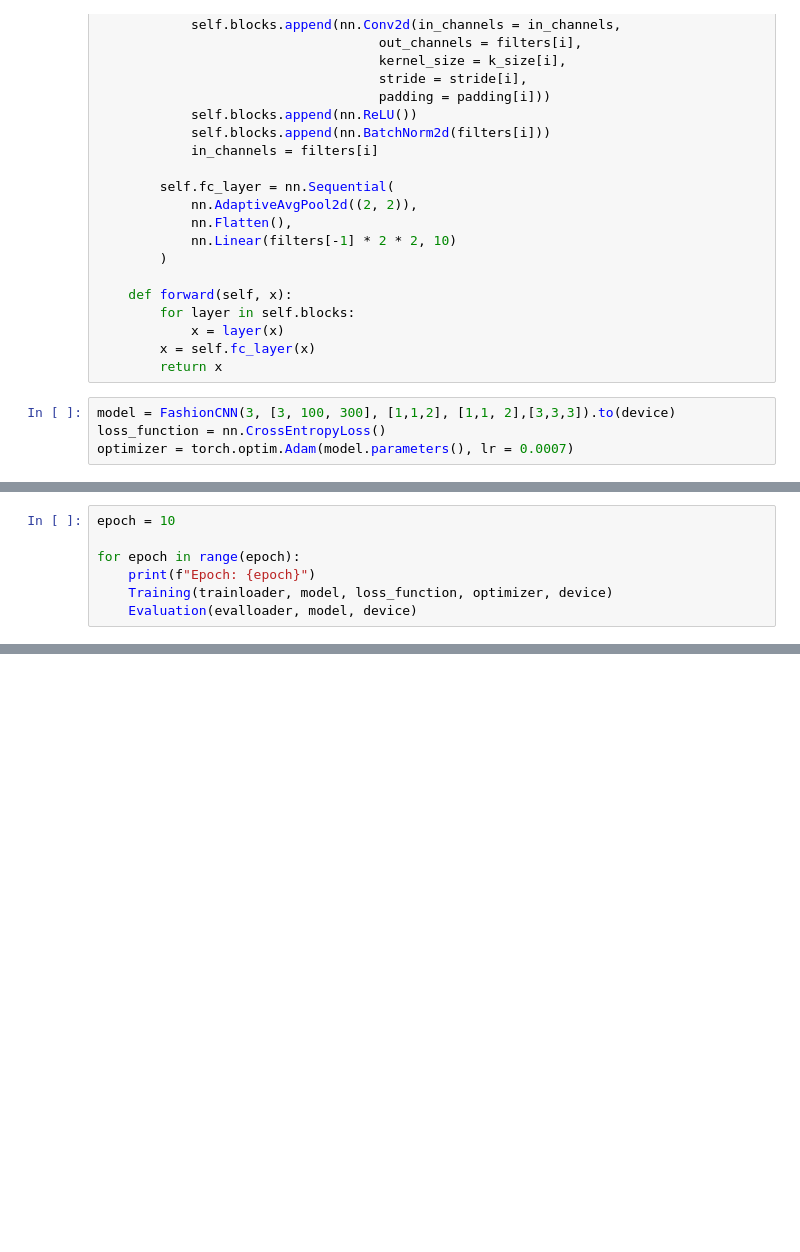
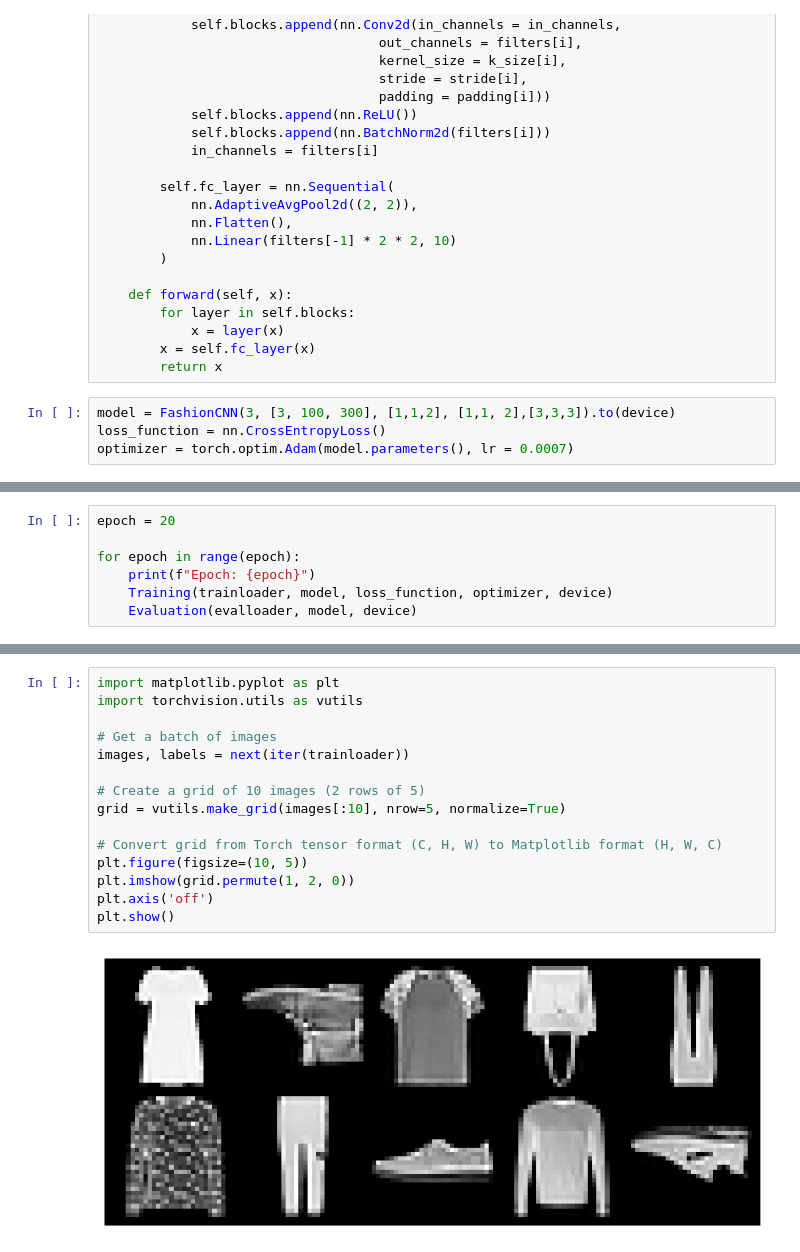
Before and after one commit to Cosmosmk2/FashionMNIST, a Jupyter notebook: FashionMNIST_.ipynb, the cells around one changed output, grey strips where cells are left out. Saved outputs shown, nothing was run; the diff lists cells and outputs as text; blank space fills up the shorter version.

```diff
--- a/FashionMNIST_.ipynb
+++ b/FashionMNIST_.ipynb
@@ -128,5 +143,5 @@ def Evaluation(loader, model, device):
 # %%
-epoch = 10
+epoch = 20
 
 for epoch in range(epoch):
     print(f"Epoch: {epoch}")
@@ -134,0 +168,17 @@ for epoch in range(epoch):
+# %%
+import matplotlib.pyplot as plt
+import torchvision.utils as vutils
+
+# Get a batch of images
+images, labels = next(iter(trainloader))
+
+# Create a grid of 10 images (2 rows of 5)
+grid = vutils.make_grid(images[:10], nrow=5, normalize=True)
+
+# Convert grid from Torch tensor format (C, H, W) to Matplotlib format (H, W, C)
+plt.figure(figsize=(10, 5))
+plt.imshow(grid.permute(1, 2, 0))
+plt.axis('off')
+plt.show()
+# %% [output]
+[figure, added]
```
Also changed, not shown: parts of 6 cells of this notebook.
